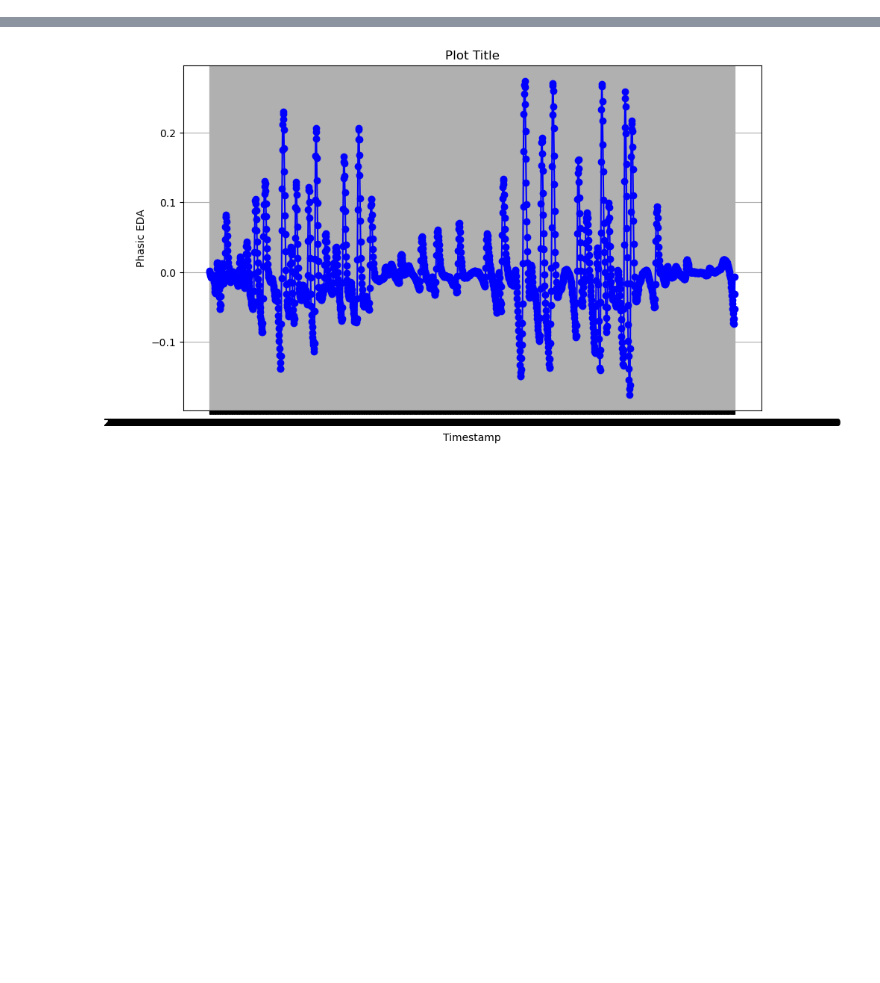
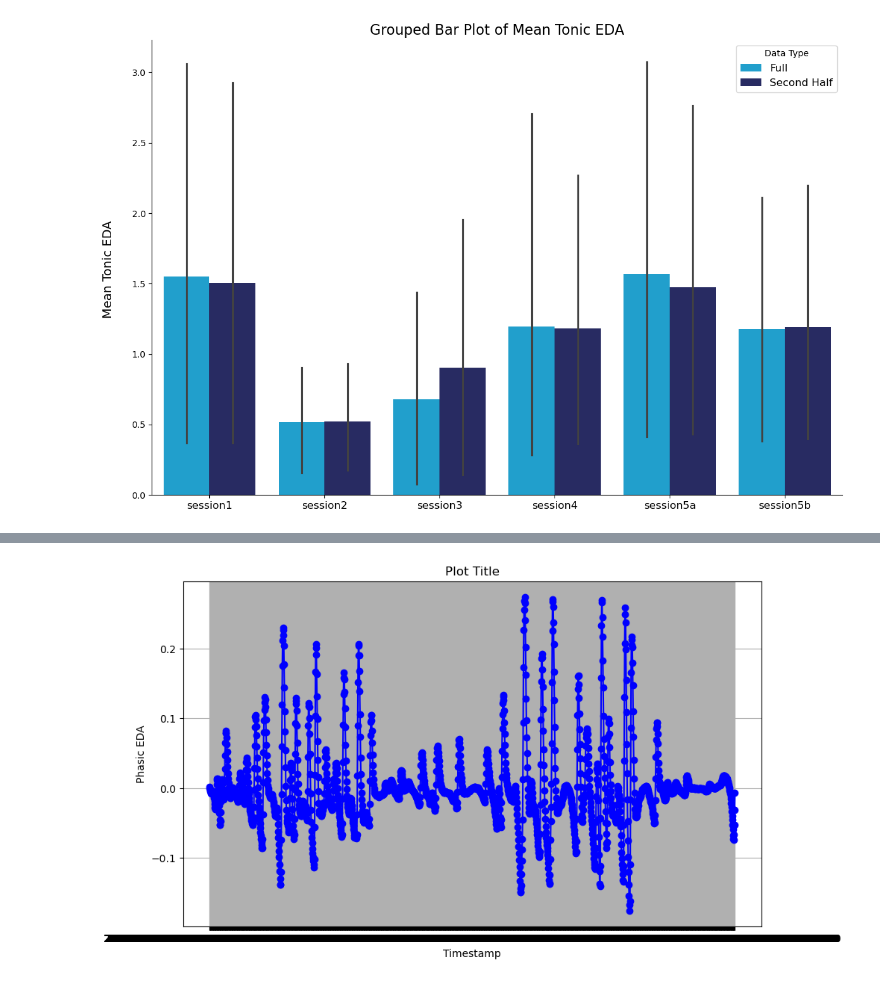
Before and after one commit to DhwaniShah7/Fear_Learning, a Jupyter notebook: plot-pilot-scr.ipynb, the cells around one changed output, grey strips where cells are left out. Saved outputs shown, nothing was run; the diff lists cells and outputs as text; code cells hidden in the pictures; blank space fills up the shorter version.

```diff
--- a/plot-pilot-scr.ipynb
+++ b/plot-pilot-scr.ipynb
@@ -162,3 +340,77 @@ print(all_session_means)
+# %%
+import os
+import pandas as pd
+import matplotlib.pyplot as plt
+import seaborn as sns
+
+base_dir = '/Users/dhwanishah/Desktop/MS/VR-Dhwani/subject-csvs'
+fig_dir = '/Users/dhwanishah/Desktop/MS/VR-Dhwani/figures'
+
+sessions = ['session-1.csv', 'session-2.csv', 'session-3.csv', 'session-4.csv', 'session-5a.csv', 'session-5b.csv']
+session_names = ['session1', 'session2', 'session3', 'session4', 'session5a', 'session5b']
+session_means_full = []
+session_means_second_half = []
+
+for session_file, session_name in zip(sessions, session_names):
+    # Loop through subjects
+    for sub_dir in os.listdir(base_dir):
+        sub_path = os.path.join(base_dir, sub_dir)
+        if os.path.isdir(sub_path):
+            session_path = os.path.join(sub_path, session_file)
+
+            if os.path.exists(session_path):
+                df_session = pd.read_csv(session_path)
+
+                # Calculate mean for the full data
+                mean_full = df_session['EDA_Tonic'].mean()
+                session_means_full.append([sub_dir, session_name, mean_full])
+
+                # Calculate mean for the second half
+                half_way_point = int(len(df_session) / 2)
+                df_session_second_half = df_session.iloc[half_way_point:]
+                mean_tonic_eda = df_session_second_half['EDA_Tonic'].mean()
+                session_means_second_half.append([sub_dir, session_name, mean_tonic_eda])
+
+# Create DataFrames for full and second half means
+df_full_means = pd.DataFrame(session_means_full, columns=['subject', 'session', 'mean_tonic_eda'])
+df_second_half_means = pd.DataFrame(session_means_second_half, columns=['subject', 'session', 'mean_tonic_eda'])
+
+# Add a new column to distinguish between full and second half means
+df_full_means['data_type'] = 'Full'
+df_second_half_means['data_type'] = 'Second Half'
+
+# Concatenate the DataFrames
+df_all_sessions = pd.concat([df_full_means, df_second_half_means], ignore_index=True)
+
+# Now you can proceed with your plotting code
+
+# Order subjects for plotting
+subject_order = [f'sub-{i}' for i in range(1, 11)]
+df_all_sessions['subject'] = pd.Categorical(df_all_sessions['subject'], categories=subject_order, ordered=True)
+
+# Fill NaN values (if any)
+df_all_sessions['mean_tonic_eda'].fillna(df_all_sessions['mean_tonic_eda'].mean(), inplace=True)
+
+# Plotting
+plt.figure(figsize=(12, 8))
+
+sns.barplot(data=df_all_sessions, x='session', y='mean_tonic_eda', hue='data_type', palette=["#05ace8", "#1e226c"])
+plt.xlabel(None)
+plt.ylabel('Mean Tonic EDA \n', fontsize=14)
+plt.title('Grouped Bar Plot of Mean Tonic EDA', fontsize=16)
+plt.xticks(fontsize=12)
+plt.legend(title='Data Type', fontsize=12)
+plt.tight_layout()
+sns.despine()
+
+# Save figure if specified
+save_figs = 1  # Adjust as necessary
+if save_figs == 1:
+    plt.savefig(f"{fig_dir}/grouped-participant-session-means.png", dpi=300)
+
+plt.show()
+# %% [output]
+[figure, added]
 # %%
 # To plot sum of SCR Peaks for all subjects across all sessions
 
```
Also changed, not shown: parts of 20 cells of this notebook.
